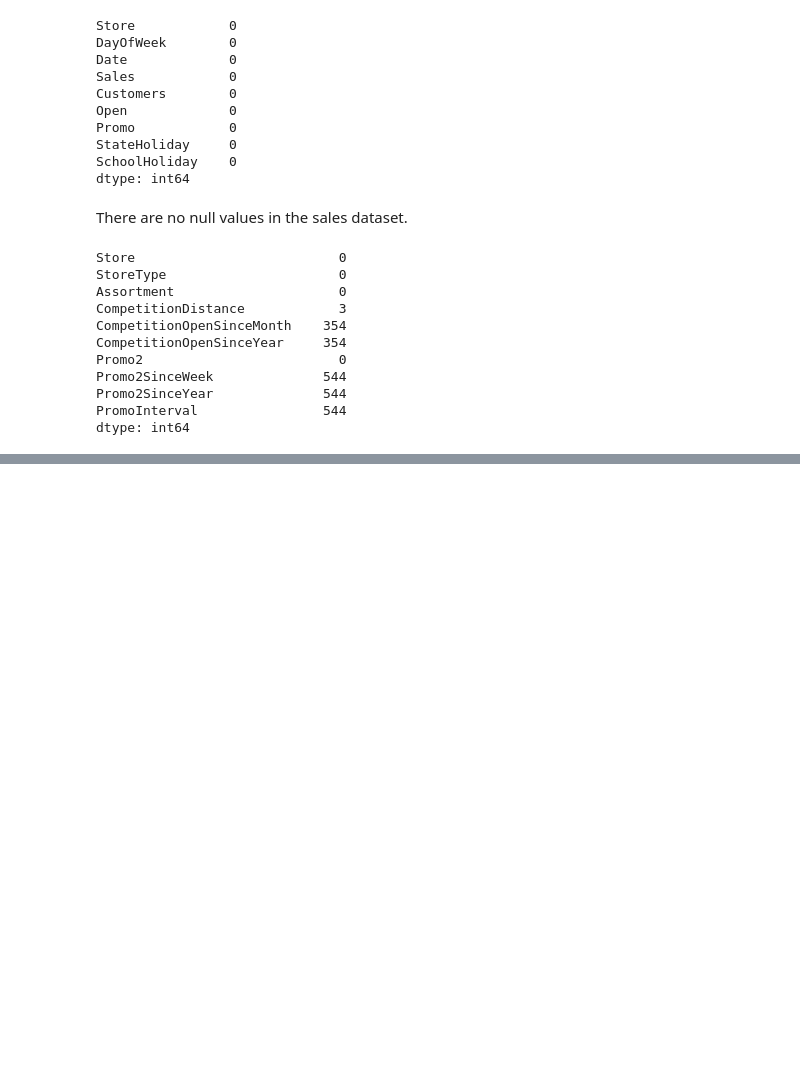
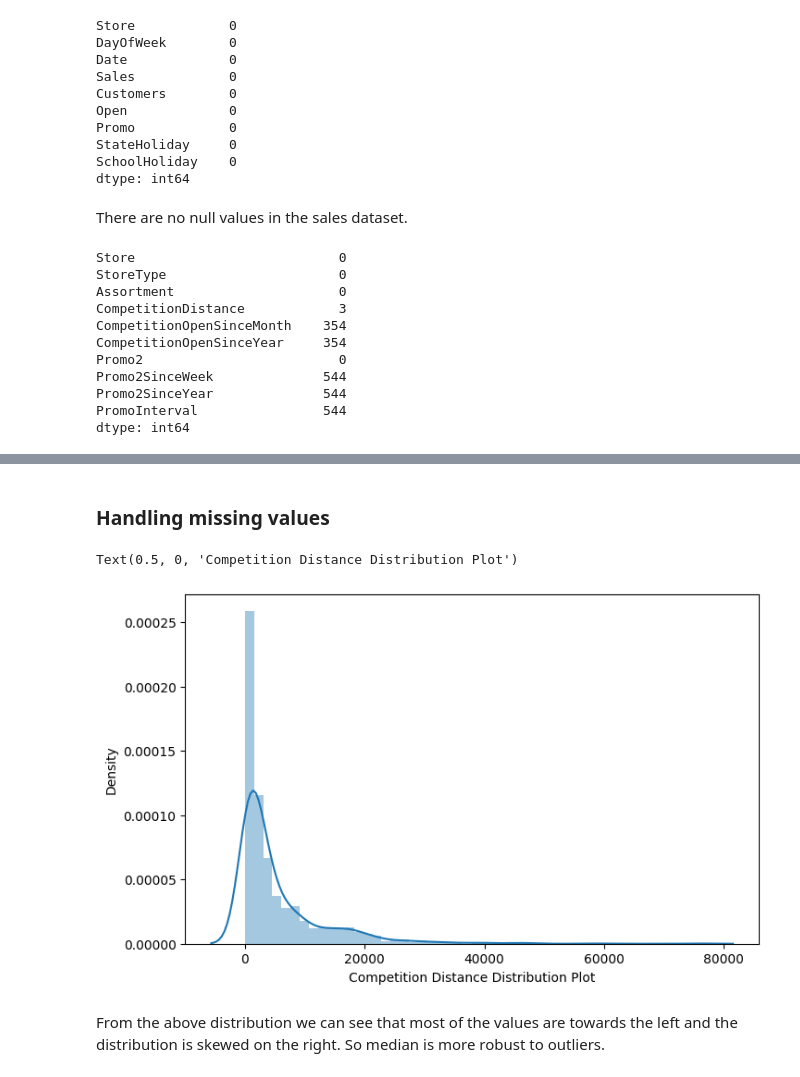
Before and after one commit to sumaiyasiddiqa/Retail-sales-prediction, a Jupyter notebook: Retail_Sales_Prediction_Sumaiya_Siddiqa.ipynb, the cells around one changed output, grey strips where cells are left out. Drawn from its saved outputs; the diff is of its cells as text; code cells hidden in the pictures; blank space fills up the shorter version.

```diff
--- a/Retail_Sales_Prediction_Sumaiya_Siddiqa.ipynb
+++ b/Retail_Sales_Prediction_Sumaiya_Siddiqa.ipynb
@@ -173,0 +180,11 @@ dtype: int64
+# %% [markdown]
+### **Handling missing values**
+# %%
+#Lets check the distribution plot of the competion distance
+sns.distplot(x=store_df['CompetitionDistance'], hist = True)
+plt.xlabel('Competition Distance Distribution Plot')
+# %% [output]
+Text(0.5, 0, 'Competition Distance Distribution Plot')
+[figure, added]
+# %% [markdown]
+From the above distribution we can see that most of the values are towards the left and the distribution is skewed on the right. So median is more robust to outliers.
```
Also changed, not shown: parts of 12 cells of this notebook.
